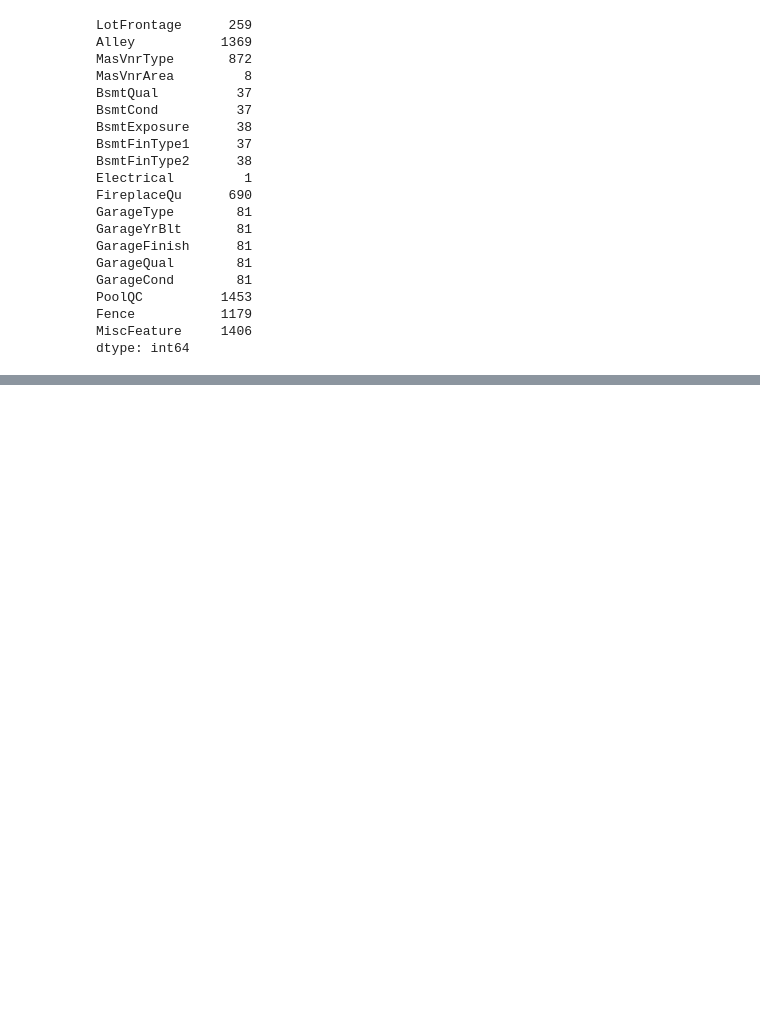
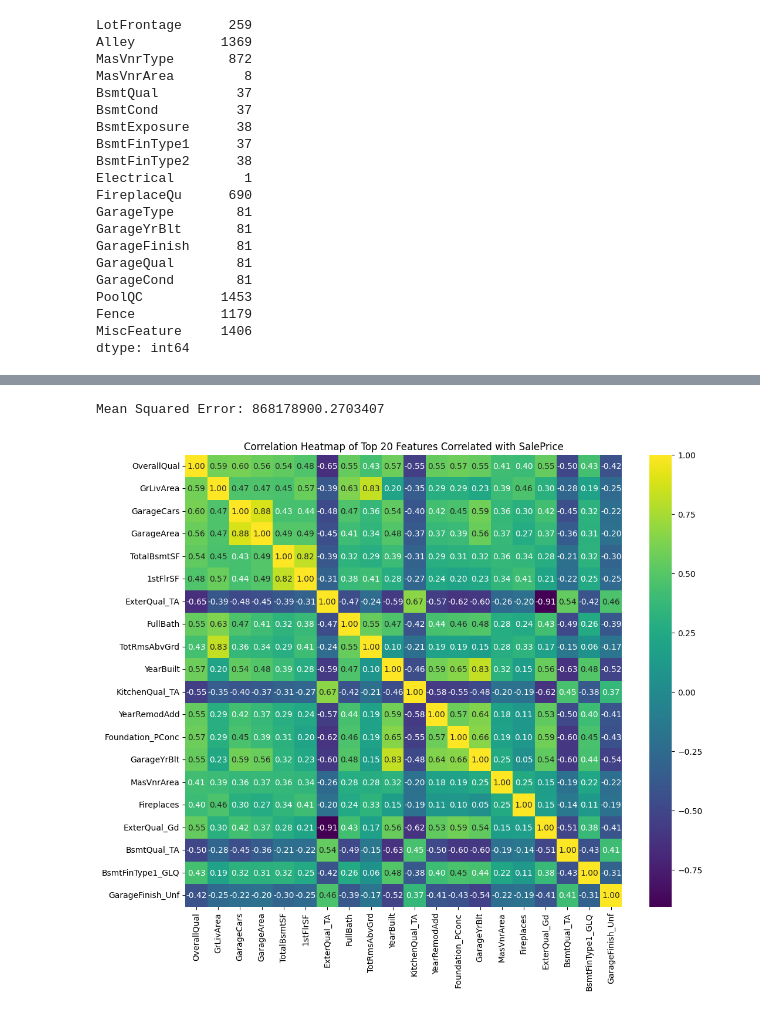
Before and after one commit to EthanNorton/Kaggle, a Jupyter notebook: house-prices-advanced-regression-techniques/test.ipynb, the cells around one changed output, grey strips where cells are left out. Cells and saved outputs as stored; diff of their text form; code cells hidden in the pictures; blank space fills up the shorter version.

```diff
--- a/house-prices-advanced-regression-techniques/test.ipynb
+++ b/house-prices-advanced-regression-techniques/test.ipynb
@@ -149,0 +124,30 @@ NameError: name 'X' is not defined
+# %%
+# Model training
+model = RandomForestRegressor(n_estimators=100, random_state=42)
+model.fit(X_train, y_train)
+
+# Predictions
+val_predictions = model.predict(X_val)
+
+# Model evaluation
+mse = mean_squared_error(y_val, val_predictions)
+print(f'Mean Squared Error: {mse}')
+# %% [output]
+Mean Squared Error: 868178900.2703407
+# %%
+# Calculate feature importance
+importances = model.feature_importances_
+feature_importance_df = pd.DataFrame({'Feature': X.columns, 'Importance': importances})
+
+# Get top 20 features correlated with SalePrice
+correlation_matrix = train_data.corr()
+top_features = correlation_matrix['SalePrice'].abs().sort_values(ascending=False).head(21).index.tolist()  # 21 to include SalePrice itself
+top_features.remove('SalePrice')  # Remove SalePrice from the list
+# %%
+# Correlation heatmap for top 20 features
+plt.figure(figsize=(12, 10))
+sns.heatmap(train_data[top_features].corr(), annot=True, fmt=".2f", cmap='viridis')  # Using 'viridis' for clarity
+plt.title('Correlation Heatmap of Top 20 Features Correlated with SalePrice')
+plt.show()
+# %% [output]
+[figure, added]
```
Also changed, not shown: parts of 7 cells of this notebook, 3 other files.
